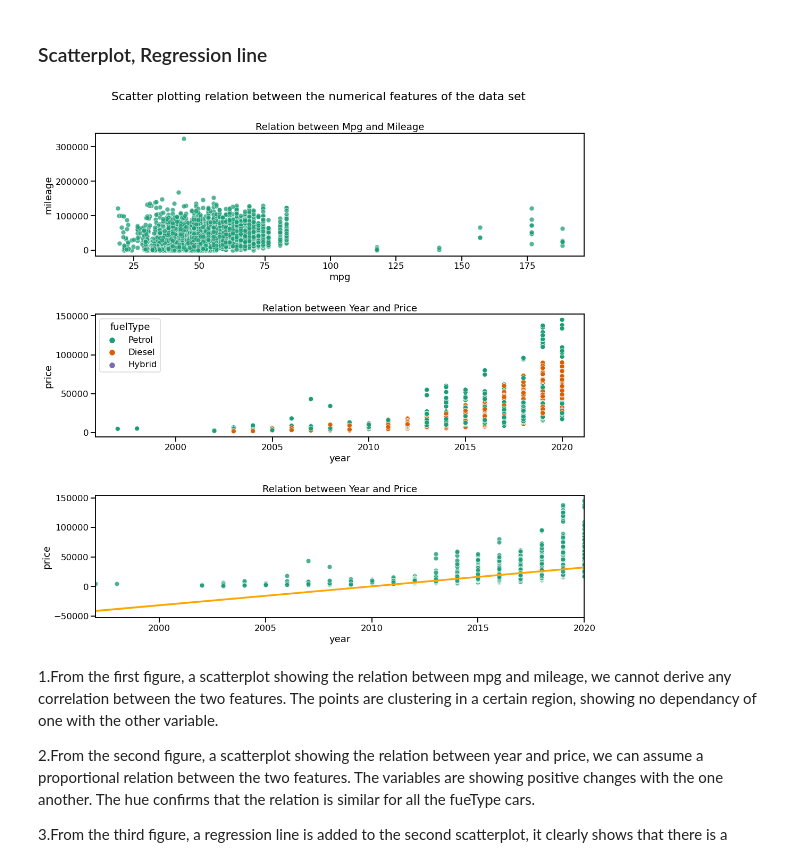
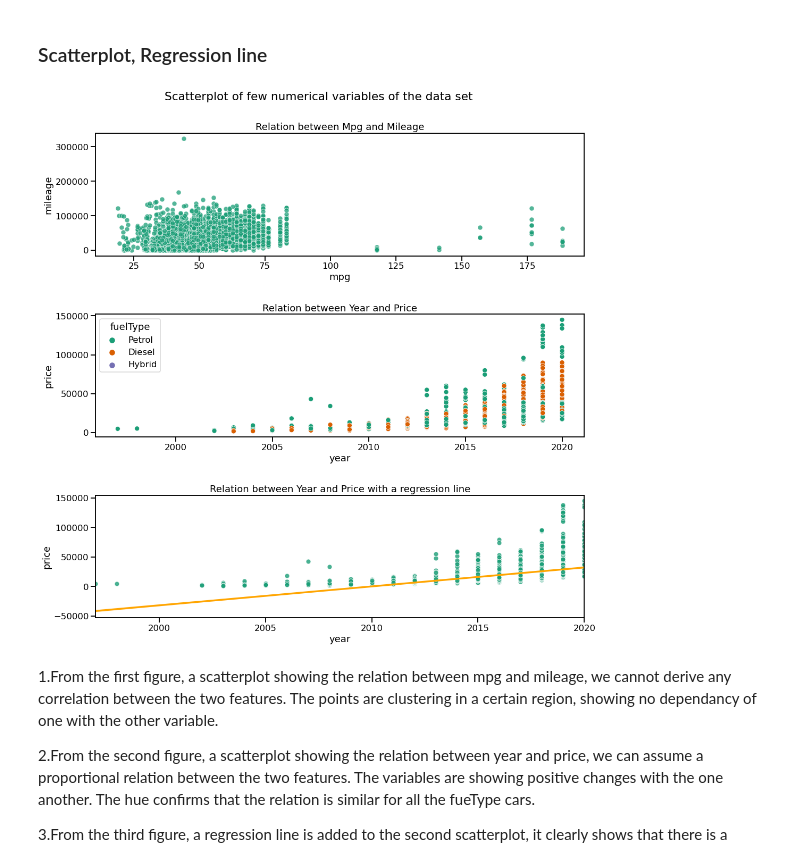
Before and after one commit to Mehreen-te/audi_used_car_analysis, a Jupyter notebook: audi_used_car_EDA.ipynb, the cells around one changed output. Drawn from its saved outputs; the diff is of its cells as text; code cells hidden in the pictures.

```diff
--- a/audi_used_car_EDA.ipynb
+++ b/audi_used_car_EDA.ipynb
@@ -159,36 +156,37 @@ plt.show()
 ### Scatterplot, Regression line
 # %%
 sns.set_context('talk')
+#color pallete for selecting a set of color
 sns.set_palette("Dark2")
 plt.figure(figsize=(15,15))
 
-plt.suptitle("Scatter plotting relation between the numerical features of the data set")
+plt.suptitle("Scatterplot of few numerical variables of the data set")
 plt.subplot(3,1,1)
 
 #scatterplot pattern>>(x,y,dataset)
 #numerical variable goes in x and y axis
 
 #a scatterplot showing relation between mpg and mileage
 plt.title("\nRelation between Mpg and Mileage")
 sns.scatterplot(x='mpg',y='mileage',data=df,alpha=0.75)
 
 plt.subplot(3,1,2)
 #a scatterplot showing relation between year and price while categorizing on the basis of the fuelType
 #hue parameter for utilizing categorical variable(more than 3/4 categorical variables hampers plot's explainability)
 plt.title("\nRelation between Year and Price")
 sns.scatterplot(x='year',y='price',data=df,hue='fuelType')
 
 plt.subplot(3,1,3)
 #regressionplot-a scatterplot showing relation between year and price with a regression line
-plt.title("\nRelation between Year and Price")
+plt.title("\nRelation between Year and Price with a regression line")
 #scatter/line_kws is used to customize either of them
 #edgecolor- color of the circumference of the scatter dots; linestyle- solid,dotted,dashed,dashdot
 sns.regplot(x='year',y='price',data=df,scatter_kws={'edgecolor':'white'},line_kws={'linestyle':'solid','color':'orange'})
 
 plt.tight_layout()
 plt.show()
 # %% [output]
-[figure, old version]
+[figure, new version]
 # %% [markdown]
 1.From the first figure, a scatterplot showing the relation between mpg and mileage, we cannot derive any correlation between the two features. The points are clustering in a certain region, showing no dependancy of one with the other variable.
 
```
Also changed, not shown: parts of 9 cells of this notebook.
